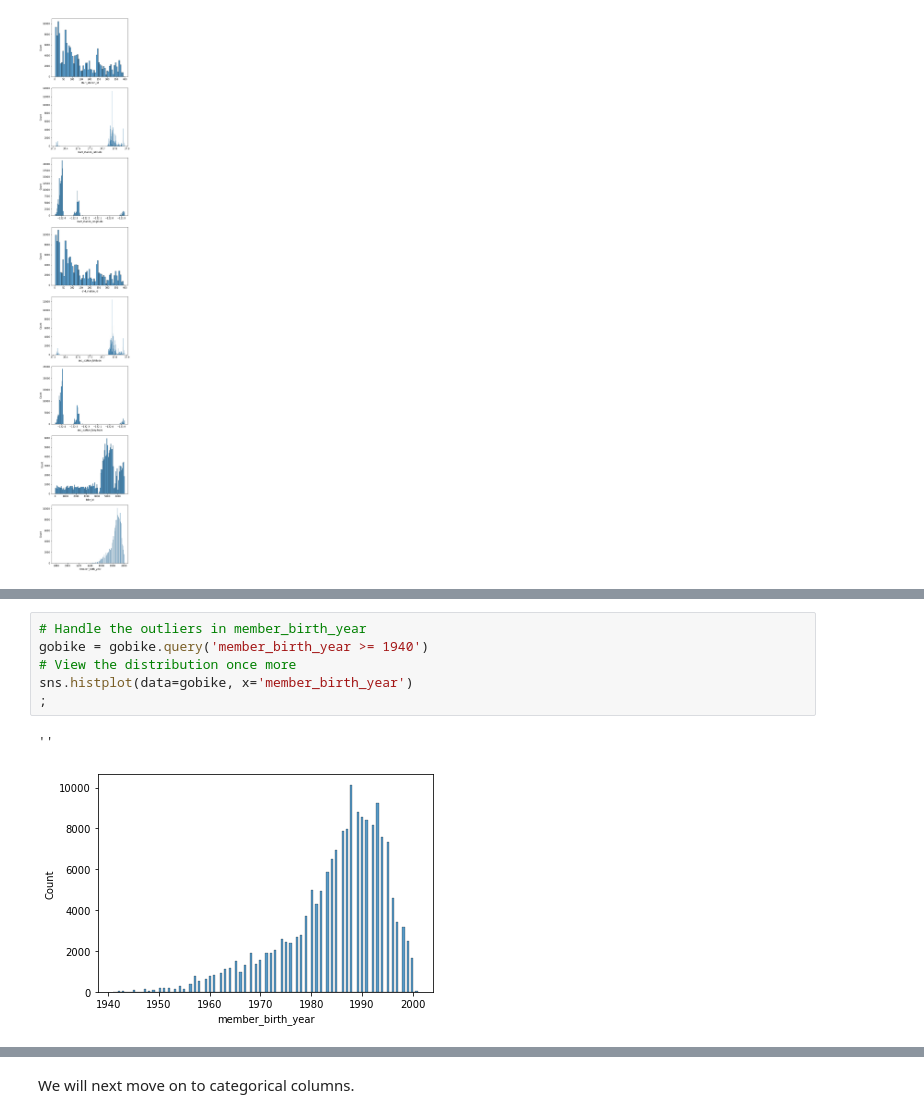
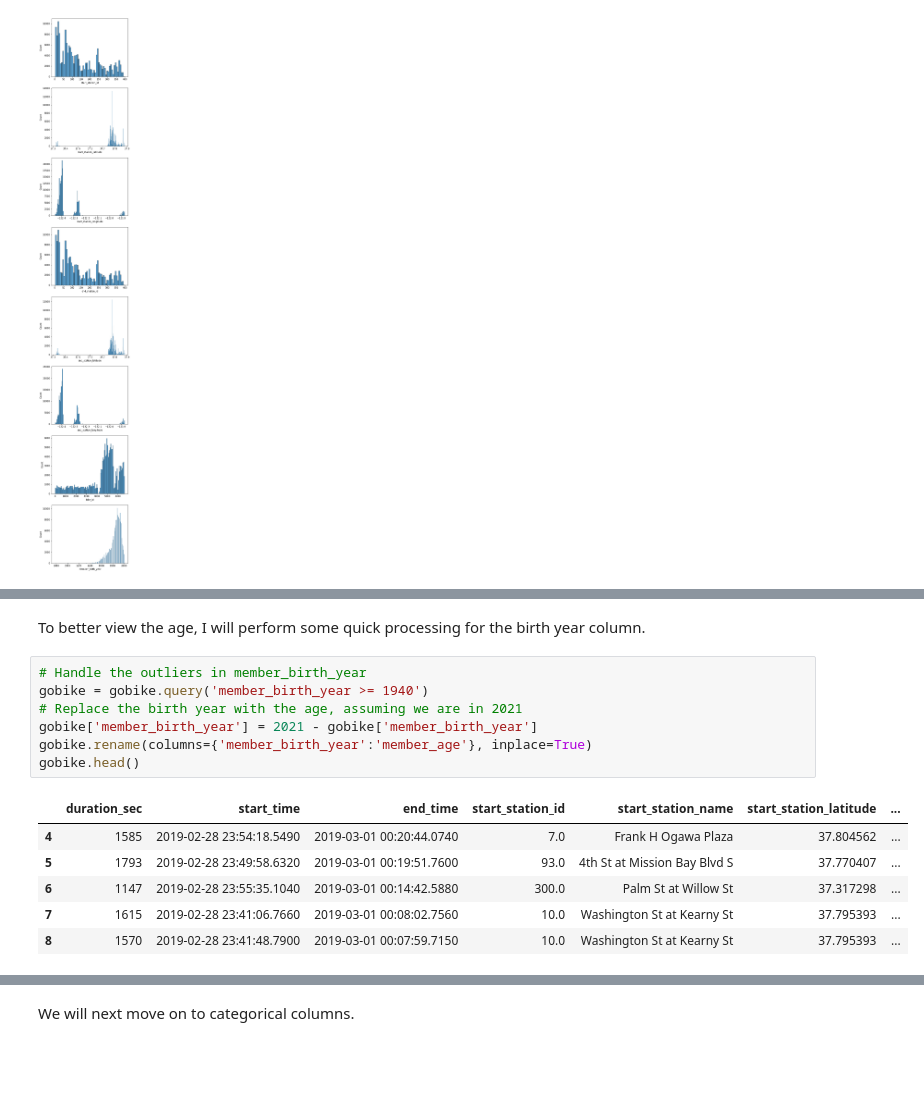
Before and after one commit to Moaaz-Mahmoud/Ford-Gobike-Data-Analysis, a Jupyter notebook: notebook.ipynb, the cells around one changed output, grey strips where cells are left out. Cells and saved outputs as stored; diff of their text form; blank space fills up the shorter version.

```diff
--- a/notebook.ipynb
+++ b/notebook.ipynb
@@ -194,9 +188,16 @@ We might return back to the ID columns later.
+# %% [markdown]
+To better view the age, I will perform some quick processing for the birth year column.
 # %%
 # Handle the outliers in member_birth_year
 gobike = gobike.query('member_birth_year >= 1940')
-# View the distribution once more
-sns.histplot(data=gobike, x='member_birth_year')
-;
+# Replace the birth year with the age, assuming we are in 2021
+gobike['member_birth_year'] = 2021 - gobike['member_birth_year']
+gobike.rename(columns={'member_birth_year':'member_age'}, inplace=True)
+gobike.head()
 # %% [output]
-''
-[figure, removed]
+|  | duration_sec | start_time | end_time | start_station_id | start_station_name | start_station_latitude | ... |
+| 4 | 1585 | 2019-02-28 23:54:18.5490 | 2019-03-01 00:20:44.0740 | 7.0 | Frank H Ogawa Plaza | 37.804562 | ... |
+| 5 | 1793 | 2019-02-28 23:49:58.6320 | 2019-03-01 00:19:51.7600 | 93.0 | 4th St at Mission Bay Blvd S | 37.770407 | ... |
+| 6 | 1147 | 2019-02-28 23:55:35.1040 | 2019-03-01 00:14:42.5880 | 300.0 | Palm St at Willow St | 37.317298 | ... |
+| 7 | 1615 | 2019-02-28 23:41:06.7660 | 2019-03-01 00:08:02.7560 | 10.0 | Washington St at Kearny St | 37.795393 | ... |
+| 8 | 1570 | 2019-02-28 23:41:48.7900 | 2019-03-01 00:07:59.7150 | 10.0 | Washington St at Kearny St | 37.795393 | ... |
```
Also changed, not shown: parts of 7 cells of this notebook, 3 other files.
